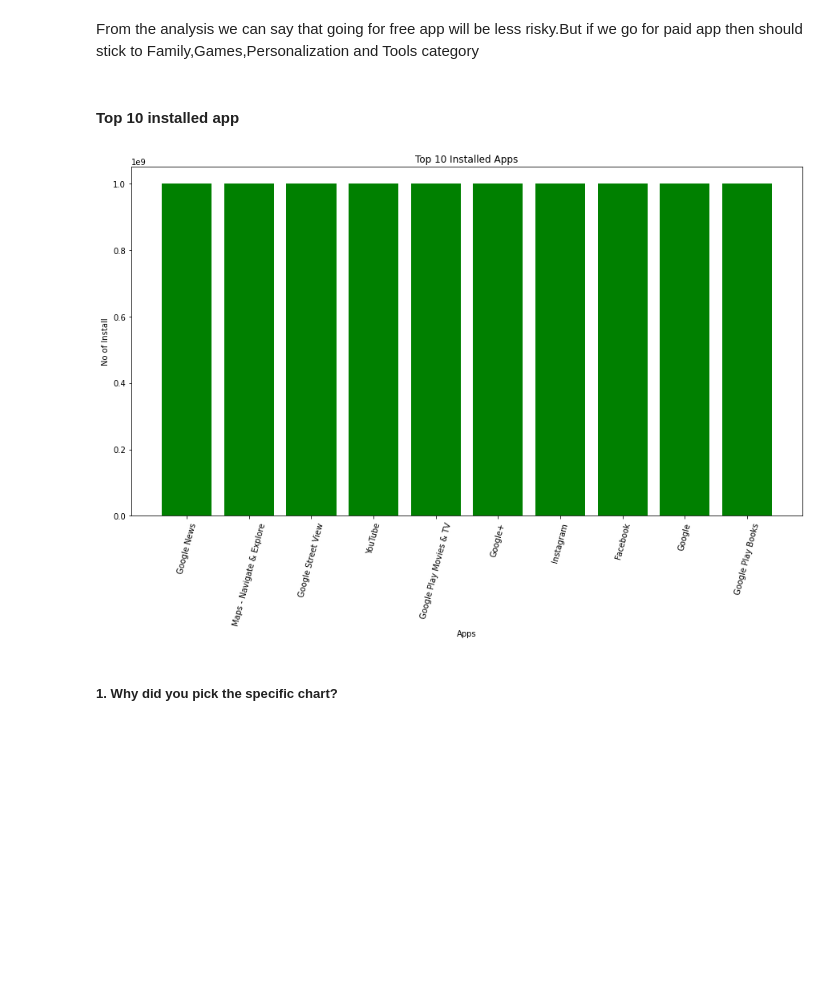
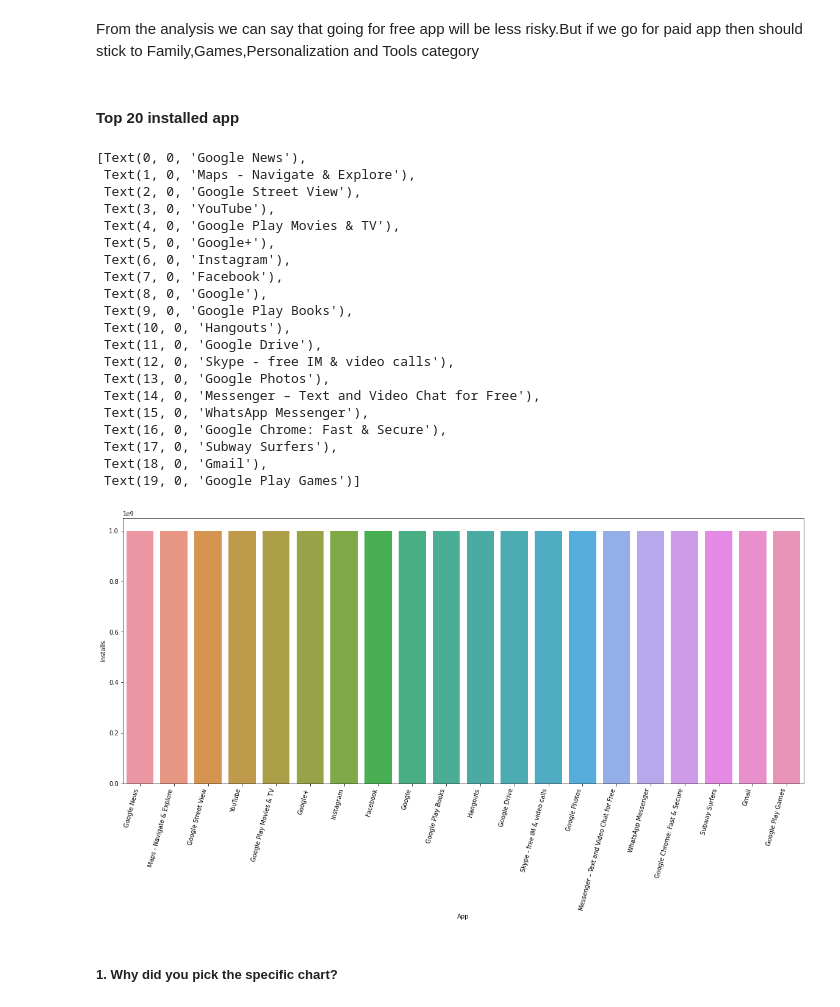
Before and after one commit to sabitendu/EDA-Capstone-Project-on-Play-Store-App-Review-Analysis, a Jupyter notebook: playstore_app_review_analysis.ipynb, the cells around one changed output. Saved outputs shown, nothing was run; the diff lists cells and outputs as text; code cells hidden in the pictures; blank space fills up the shorter version.

```diff
--- a/playstore_app_review_analysis.ipynb
+++ b/playstore_app_review_analysis.ipynb
@@ -1223,20 +1223,35 @@ Are there any insights that lead to negative growth? Justify with specific reaso
 # %% [markdown]
 From the analysis we can say that going for free app will be less risky.But if we go for paid app then should stick to Family,Games,Personalization and Tools category
 # %% [markdown]
-#### Top 10 installed app
+#### Top 20 installed app
 # %%
 # Chart - 8 visualization code
-top_app=df_ps[['App','Installs']]
-data=top_app.sort_values('Installs',ascending=False).head(10)
-fig,ax=plt.subplots(figsize=(15,8))
-ax.bar(data['App'],data['Installs'],color='g')
-ax.set_title('Top 10 Installed Apps')
-ax.set_xlabel('Apps')
-ax.set_ylabel('No of Install')
-plt.xticks(rotation=75)
-plt.show()
+top_app=df_ps.sort_values('Installs',ascending=False).head(20)
+fig,ax=plt.subplots(figsize=(20,8))
+data_visual=sns.barplot(x=top_app.App,y=top_app.Installs)
+data_visual.set_xticklabels(data_visual.get_xticklabels(), rotation= 75, horizontalalignment='right')
 # %% [output]
+[Text(0, 0, 'Google News'),
+ Text(1, 0, 'Maps - Navigate & Explore'),
+ Text(2, 0, 'Google Street View'),
+ Text(3, 0, 'YouTube'),
+ Text(4, 0, 'Google Play Movies & TV'),
+ Text(5, 0, 'Google+'),
+ Text(6, 0, 'Instagram'),
+ Text(7, 0, 'Facebook'),
+ Text(8, 0, 'Google'),
+ Text(9, 0, 'Google Play Books'),
+ Text(10, 0, 'Hangouts'),
+ Text(11, 0, 'Google Drive'),
+ Text(12, 0, 'Skype - free IM & video calls'),
+ Text(13, 0, 'Google Photos'),
+ Text(14, 0, 'Messenger – Text and Video Chat for Free'),
+ Text(15, 0, 'WhatsApp Messenger'),
+ Text(16, 0, 'Google Chrome: Fast & Secure'),
+ Text(17, 0, 'Subway Surfers'),
+ Text(18, 0, 'Gmail'),
+ Text(19, 0, 'Google Play Games')]
-[figure, old version]
+[figure, new version]
 # %% [markdown]
 ##### 1. Why did you pick the specific chart?
 # %% [markdown]
```
Also changed, not shown: parts of 62 cells of this notebook.
